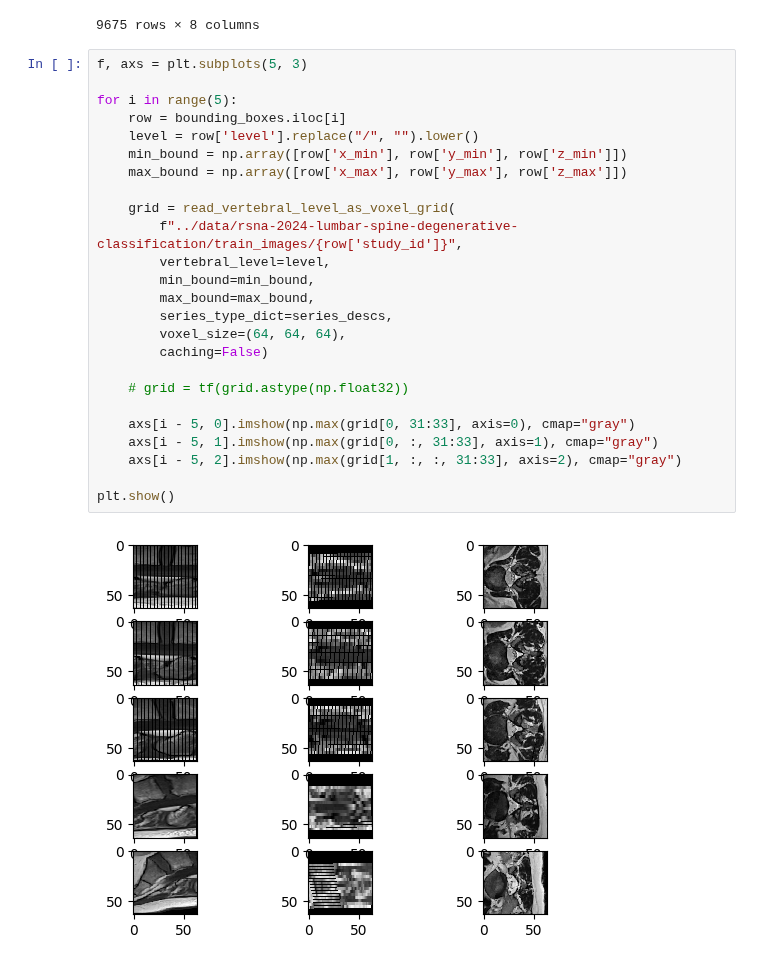
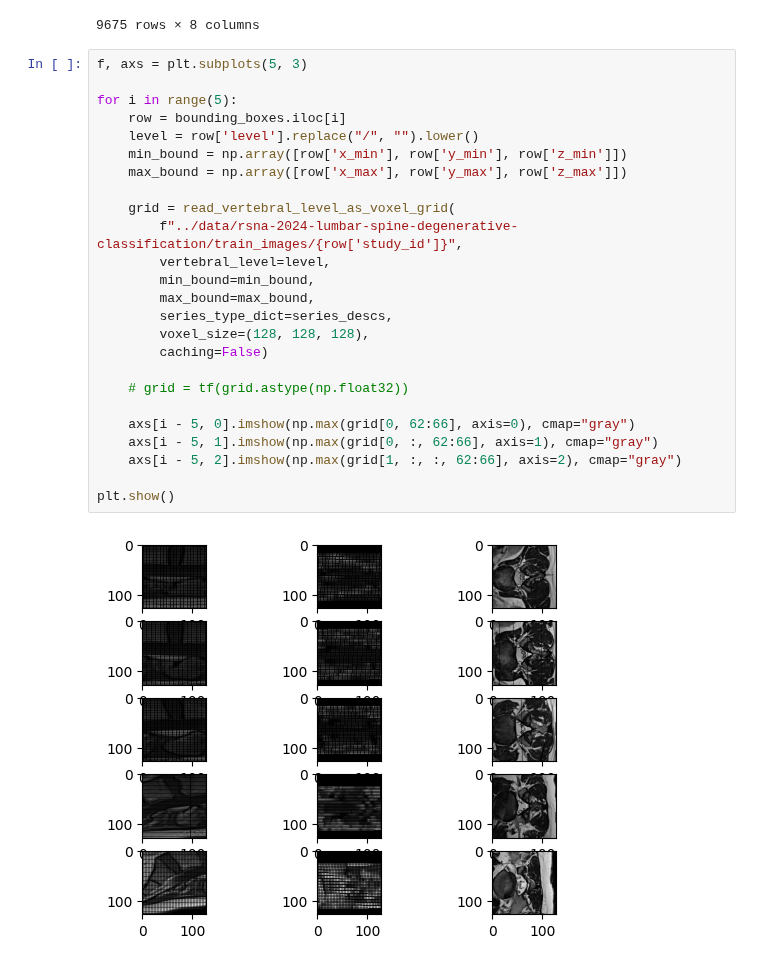
Before and after one commit to IDoCodingStuffs/rsna_2024, a Jupyter notebook: 3d_modeling/pc_loading.ipynb, the cells around one changed output. Saved outputs shown, nothing was run; the diff lists cells and outputs as text.

```diff
--- a/3d_modeling/pc_loading.ipynb
+++ b/3d_modeling/pc_loading.ipynb
@@ -65,30 +65,30 @@ bounding_boxes
 # %%
 f, axs = plt.subplots(5, 3)
 
 for i in range(5):
     row = bounding_boxes.iloc[i]
     level = row['level'].replace("/", "").lower()
     min_bound = np.array([row['x_min'], row['y_min'], row['z_min']])
     max_bound = np.array([row['x_max'], row['y_max'], row['z_max']])
 
     grid = read_vertebral_level_as_voxel_grid(
         f"../data/rsna-2024-lumbar-spine-degenerative-classification/train_images/{row['study_id']}",
         vertebral_level=level,
         min_bound=min_bound,
         max_bound=max_bound,
         series_type_dict=series_descs,
-        voxel_size=(64, 64, 64),
+        voxel_size=(128, 128, 128),
         caching=False)
 
     # grid = tf(grid.astype(np.float32))
 
-    axs[i - 5, 0].imshow(np.max(grid[0, 31:33], axis=0), cmap="gray")
-    axs[i - 5, 1].imshow(np.max(grid[0, :, 31:33], axis=1), cmap="gray")
-    axs[i - 5, 2].imshow(np.max(grid[1, :, :, 31:33], axis=2), cmap="gray")
+    axs[i - 5, 0].imshow(np.max(grid[0, 62:66], axis=0), cmap="gray")
+    axs[i - 5, 1].imshow(np.max(grid[0, :, 62:66], axis=1), cmap="gray")
+    axs[i - 5, 2].imshow(np.max(grid[1, :, :, 62:66], axis=2), cmap="gray")
 
 plt.show()
 # %% [output]
-[figure, old version]
+[figure, new version]
 # %%
 def read_study_as_pcd(dir_path,
                       series_types_dict=None,
```
Also changed, not shown: parts of 4 cells of this notebook, 5 other files.
